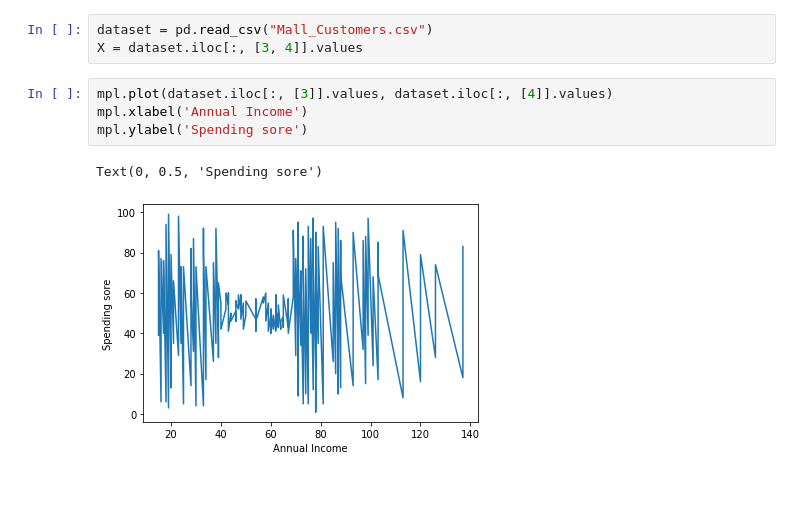
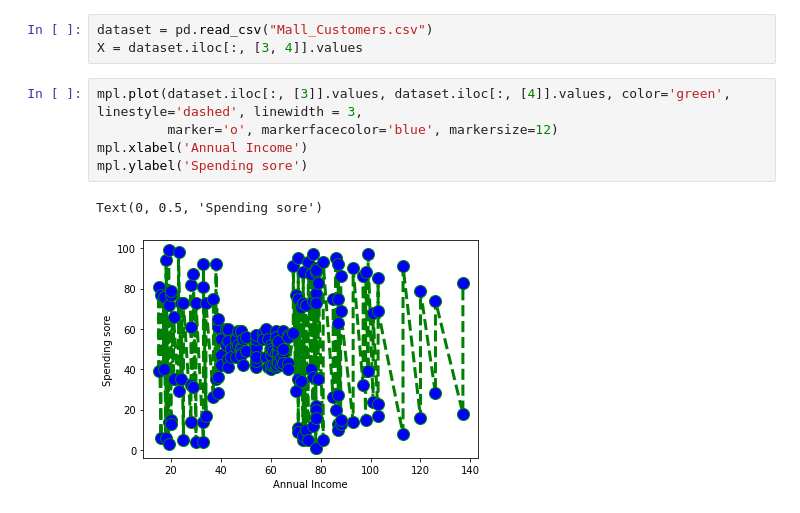
Before and after one commit to lukeshkolhe/DBSCAN-Algorithm, a Jupyter notebook: Visualisation.ipynb, the cells around one changed output. Saved outputs shown, nothing was run; the diff lists cells and outputs as text.

Commit message:
visualisation added

```diff
--- a/Visualisation.ipynb
+++ b/Visualisation.ipynb
@@ -6,9 +6,10 @@ import pandas as pd
 dataset = pd.read_csv("Mall_Customers.csv")
 X = dataset.iloc[:, [3, 4]].values
 # %%
-mpl.plot(dataset.iloc[:, [3]].values, dataset.iloc[:, [4]].values)
+mpl.plot(dataset.iloc[:, [3]].values, dataset.iloc[:, [4]].values, color='green', linestyle='dashed', linewidth = 3,
+         marker='o', markerfacecolor='blue', markersize=12)
 mpl.xlabel('Annual Income')
 mpl.ylabel('Spending sore')
 # %% [output]
 Text(0, 0.5, 'Spending sore')
-[figure, old version]
+[figure, new version]
```
Also changed, not shown: parts of 2 cells of this notebook.
